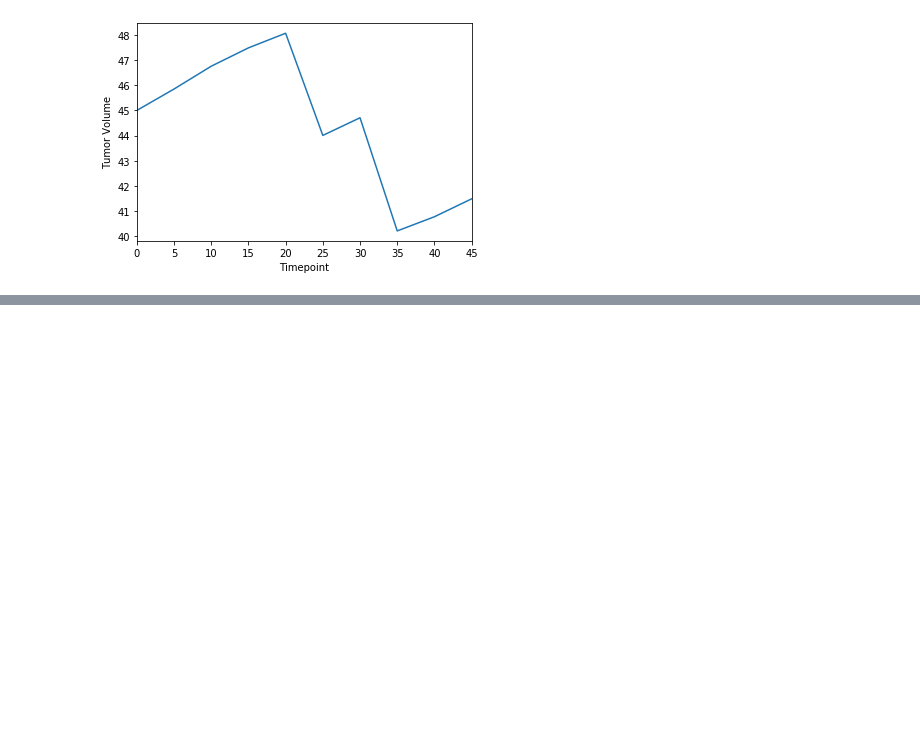
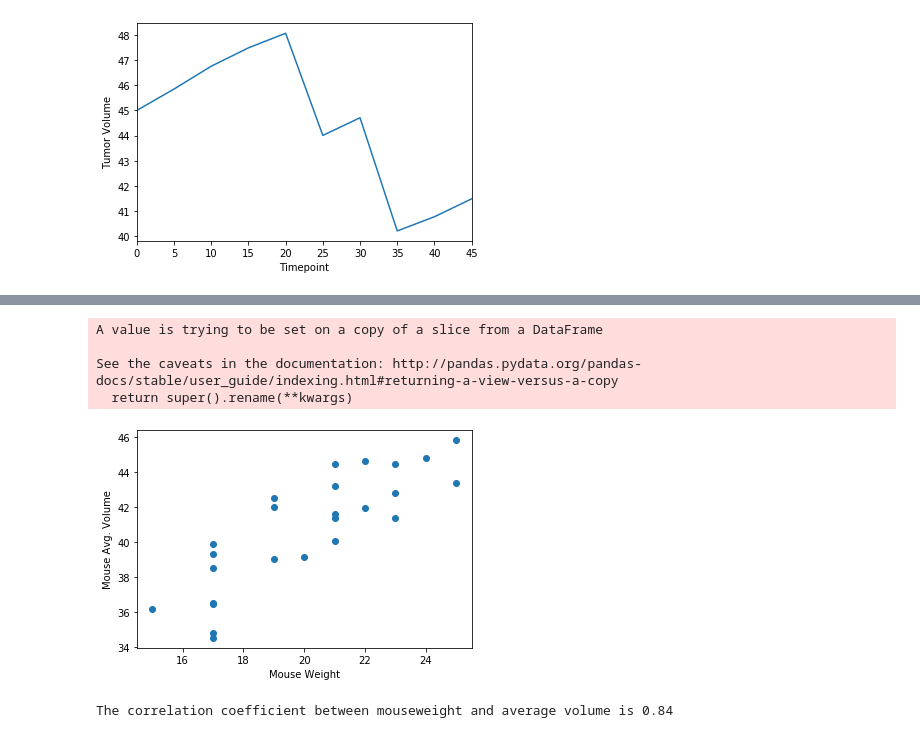
Before and after one commit to satgatech180/matplotlib-challenge, a Jupyter notebook: pymaceuticals_starter.ipynb, the cells around one changed output, grey strips where cells are left out. Drawn from its saved outputs; the diff is of its cells as text; code cells hidden in the pictures; blank space fills up the shorter version.

```diff
--- a/pymaceuticals_starter.ipynb
+++ b/pymaceuticals_starter.ipynb
@@ -219,2 +157,26 @@ SyntaxError: positional argument follows keyword argument (<ipython-input-68-6a4
+# %%
+# Generate a scatter plot of mouse weight versus average tumor volume for the Capomulin regimen
+cmbD=combined_data.loc[combined_data.Regimen=="Capomulin"]
+cmbD.rename(columns={"Weight (g)":"Weight"}, inplace=True)
+cmbD
+cmbD_grpby = cmbD.groupby("Mouse ID")
+cmbD_mean = cmbD_grpby.mean()
+cmbD_mean
+# cmbD_mean.plot(kind='scatter', x='Weight', y='Volume', color='green')
+weight = cmbD_mean.Weight
+volume = cmbD_mean.Volume
+plt.scatter(weight,volume)
+plt.xlabel("Mouse Weight")
+plt.ylabel("Mouse Avg. Volume")
+plt.show()
+# %% [output]
+A value is trying to be set on a copy of a slice from a DataFrame
+
+See the caveats in the documentation: http://pandas.pydata.org/pandas-docs/stable/user_guide/indexing.html#returning-a-view-versus-a-copy
+  return super().rename(**kwargs)
+[figure, added]
 # %%
 # Calculate the correlation coefficient and linear regression model for mouse weight and average tumor volume for the Capomulin regimen
+print(f"The correlation coefficient between mouseweight and average volume is {round(st.pearsonr(weight,volume)[0],2)}")
+# %% [output]
+The correlation coefficient between mouseweight and average volume is 0.84
```
Also changed, not shown: parts of 5 cells of this notebook.
